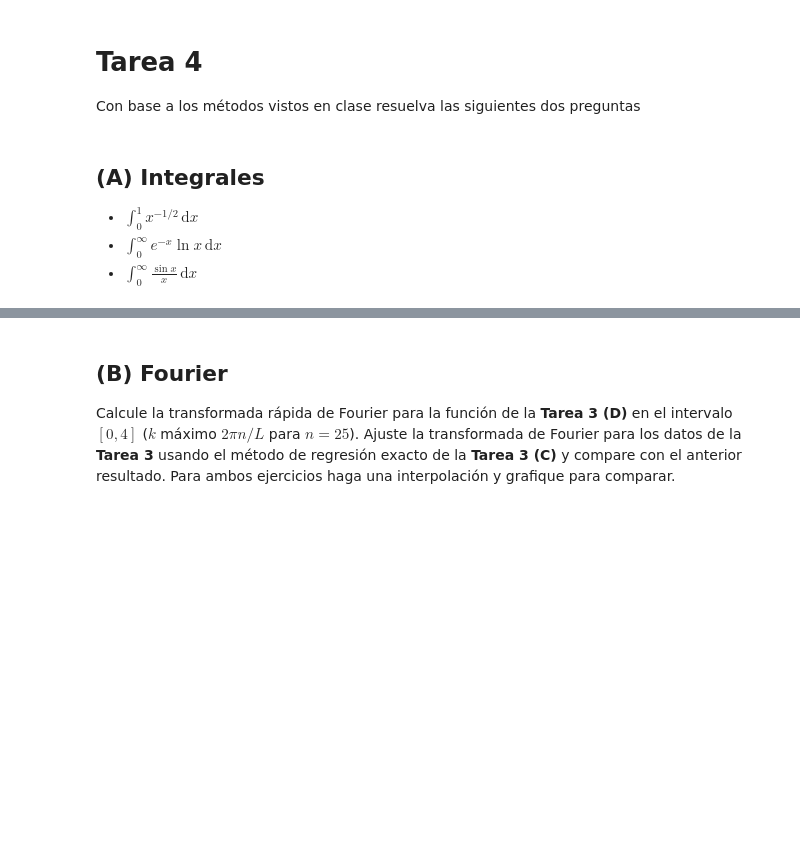
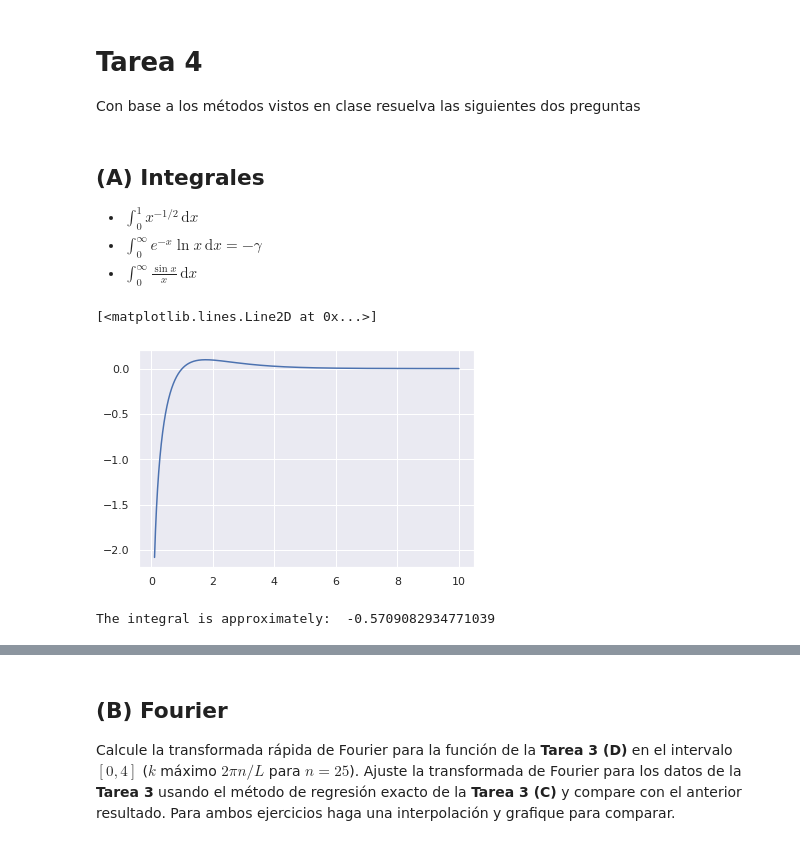
Before and after one commit to jpmallarino/FISI2028-202120, a Jupyter notebook: soluciones/jp.mallarino50/tarea4/tarea4.ipynb, the cells around one changed output, grey strips where cells are left out. Cells and saved outputs as stored; diff of their text form; code cells hidden in the pictures; blank space fills up the shorter version.

```diff
--- a/soluciones/jp.mallarino50/tarea4/tarea4.ipynb
+++ b/soluciones/jp.mallarino50/tarea4/tarea4.ipynb
@@ -105,5 +105,18 @@ Con base a los métodos vistos en clase resuelva las siguientes dos preguntas
 ## (A) Integrales
 
 * $\int_{0}^{1}x^{-1/2}\,\text{d}x$
-* $\int_{0}^{\infty}e^{-x}\ln{x}\,\text{d}x$
+* $\int_{0}^{\infty}e^{-x}\ln{x}\,\text{d}x = -\gamma$
 * $\int_{0}^{\infty}\frac{\sin{x}}{x}\,\text{d}x$
+# %%
+x_tmp = np.linspace(1e-1,10,10000)
+y_tmp = np.log(x_tmp)*np.exp(-x_tmp)
+plt.plot(x_tmp, y_tmp)
+# %% [output]
+[<matplotlib.lines.Line2D at 0x...>]
+[figure, added]
+# %%
+N = 100
+z, w = sp.special.roots_genlaguerre(N, alpha = 0)
+print('The integral is approximately: ',np.sum(np.dot(w, np.log(z))))
+# %% [output]
+The integral is approximately:  -0.5709082934771039
```
Also changed, not shown: parts of 3 cells of this notebook, 1 other file.
